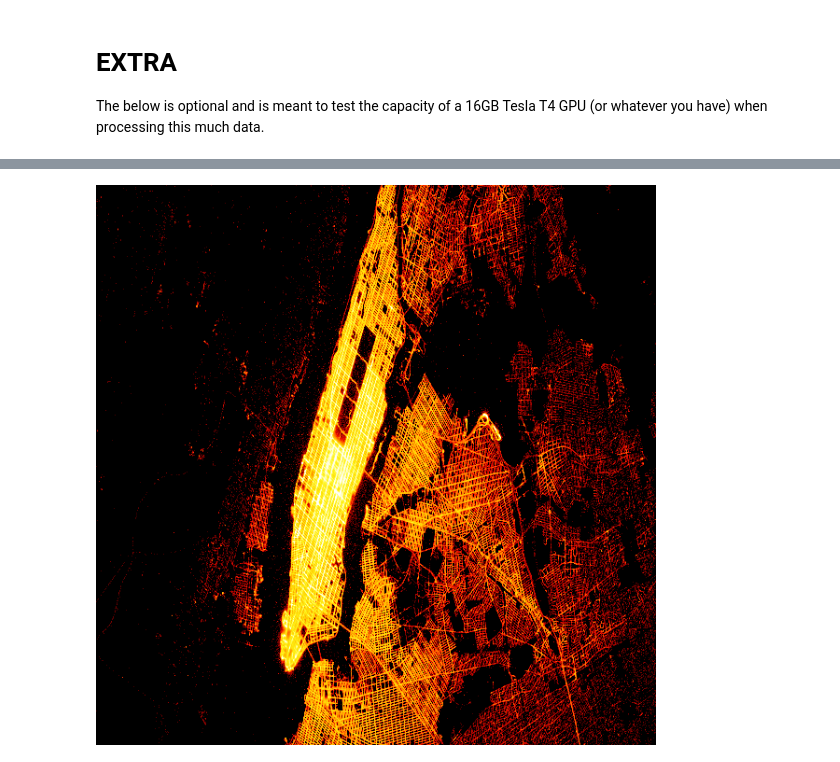
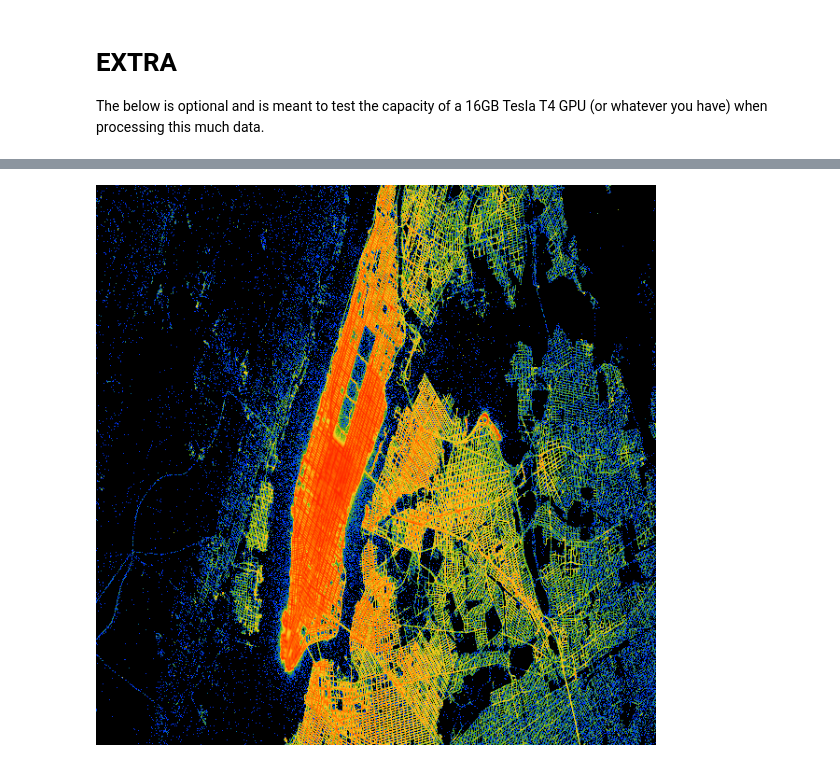
Before and after one commit to gumdropsteve/turbo-telegram, a Jupyter notebook: download_data.ipynb, the cells around one changed output, grey strips where cells are left out. Cells and saved outputs as stored; diff of their text form; code cells hidden in the pictures.

```diff
--- a/download_data.ipynb
+++ b/download_data.ipynb
@@ -215,3 +200,11 @@ TOTAL TIME: 472.6999247074127
 # %% [markdown]
 # EXTRA
 The below is optional and is meant to test the capacity of a 16GB Tesla T4 GPU (or whatever you have) when processing this much data.
+# %%
+%%time
+import datashader as ds
+from colorcet import fire, rainbow
+from datashader import transfer_functions as tf
+from blazingsql import BlazingContext
+# connect to BlazingSQL
+bc = BlazingContext()
@@ -229,8 +226,7 @@ Wall time: 10.9 ms
 <pyblazing.apiv2.context.BlazingTable at 0x...>
 # %%
-%%time
 # visualize dropoff points
 agg = ds.Canvas().points(bc.sql('select dropoff_x, dropoff_y from big_taxi'), 'dropoff_x', 'dropoff_y')
 # shade in & display picture
-tf.set_background(tf.shade(agg, cmap=fire), "black")
+tf.set_background(tf.shade(agg, cmap=rainbow), "black")
 # %% [output]
@@ -239 +233 @@ Wall time: 1min 4s
-[figure, old version]
+[figure, new version]
```
Also changed, not shown: parts of 13 cells of this notebook.
